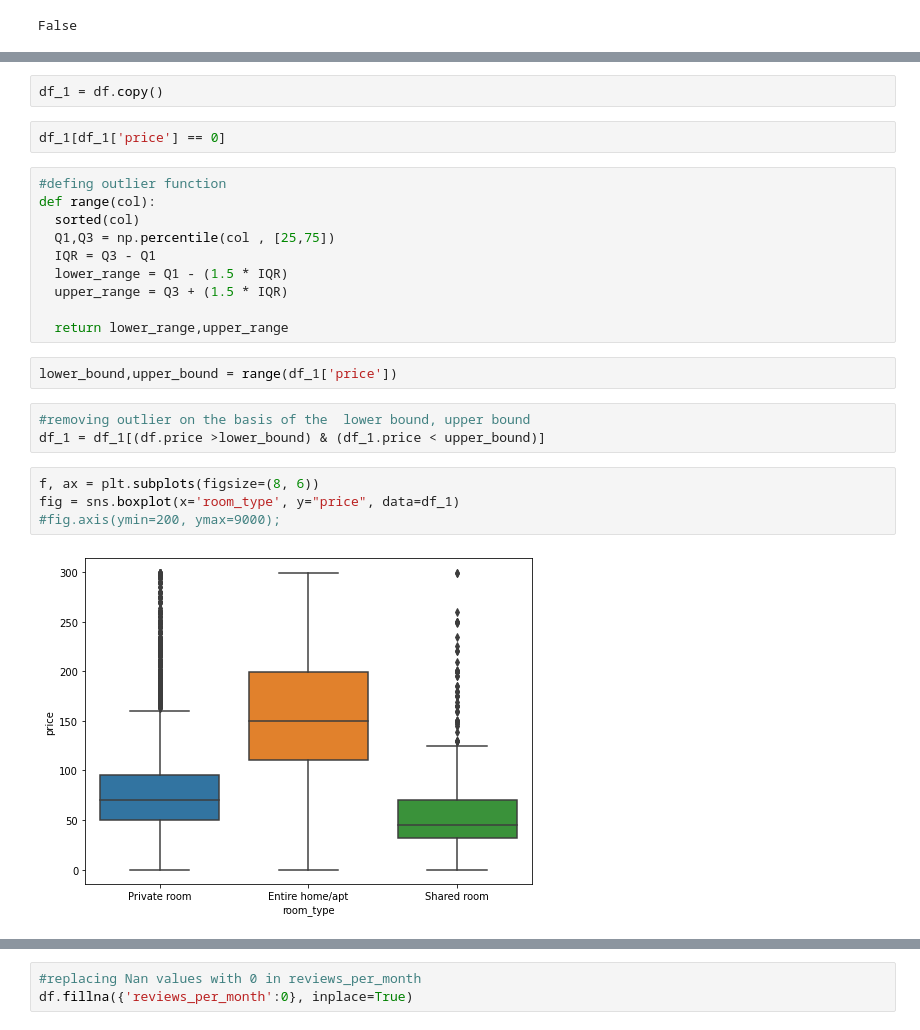
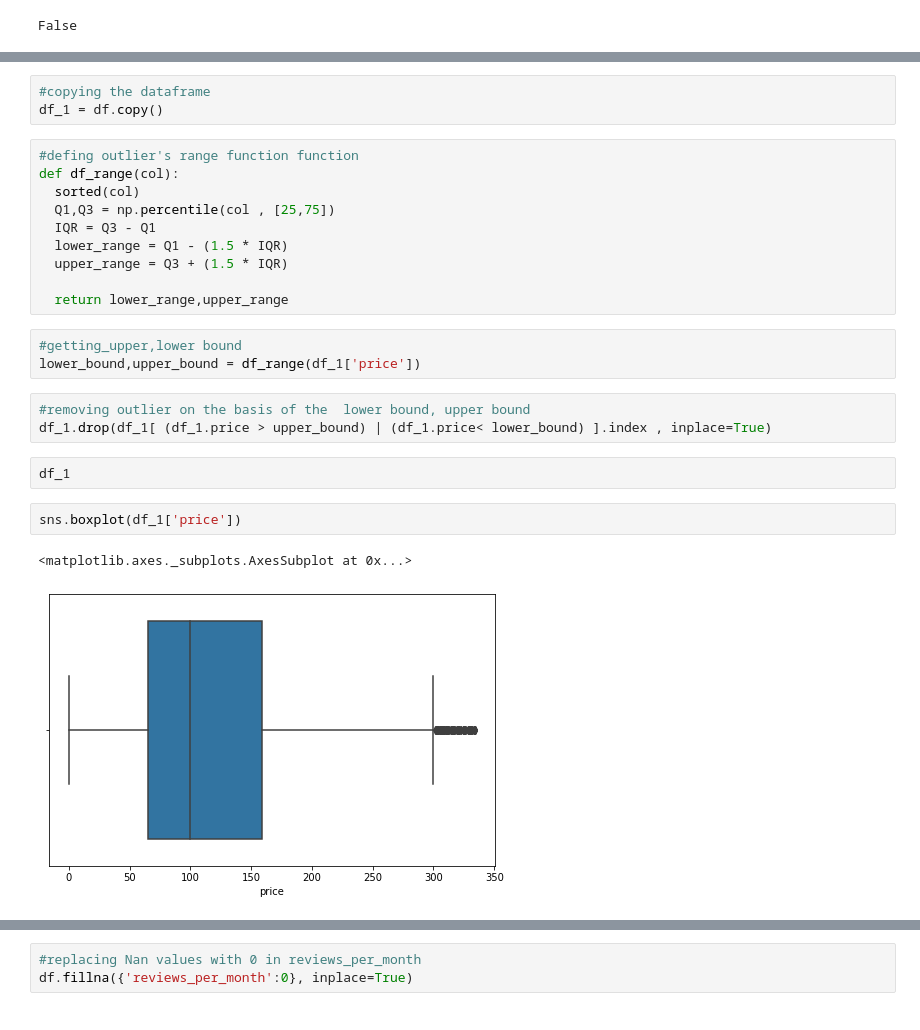
Before and after one commit to maxashoka3/Machine-learning, a Jupyter notebook: EDA.ipynb, the cells around one changed output, grey strips where cells are left out. Cells and saved outputs as stored; diff of their text form.

```diff
--- a/EDA.ipynb
+++ b/EDA.ipynb
@@ -265,26 +265,27 @@ False
+# %%
+#copying the dataframe
+df_1 = df.copy()
+# %%
+#defing outlier's range function function
+def df_range(col):
+  sorted(col)
+  Q1,Q3 = np.percentile(col , [25,75])
+  IQR = Q3 - Q1
+  lower_range = Q1 - (1.5 * IQR)
+  upper_range = Q3 + (1.5 * IQR)
+
+  return lower_range,upper_range
+# %%
+#getting_upper,lower bound
+lower_bound,upper_bound = df_range(df_1['price'])
+# %%
+#removing outlier on the basis of the  lower bound, upper bound
+df_1.drop(df_1[ (df_1.price > upper_bound) | (df_1.price< lower_bound) ].index , inplace=True)
 # %%
-df_1 = df.copy()
+df_1
 # %%
-df_1[df_1['price'] == 0]
+sns.boxplot(df_1['price'])
+# %% [output]
+<matplotlib.axes._subplots.AxesSubplot at 0x...>
+[figure, added]
-# %%
-#defing outlier function
-def range(col):
-  sorted(col)
-  Q1,Q3 = np.percentile(col , [25,75])
-  IQR = Q3 - Q1
-  lower_range = Q1 - (1.5 * IQR)
-  upper_range = Q3 + (1.5 * IQR)
-
-  return lower_range,upper_range
-# %%
-lower_bound,upper_bound = range(df_1['price'])
-# %%
-#removing outlier on the basis of the  lower bound, upper bound
-df_1 = df_1[(df.price >lower_bound) & (df_1.price < upper_bound)]
-# %%
-f, ax = plt.subplots(figsize=(8, 6))
-fig = sns.boxplot(x='room_type', y="price", data=df_1)
-#fig.axis(ymin=200, ymax=9000);
-# %% [output]
-[figure, removed]
 # %%
```
Also changed, not shown: parts of 128 cells of this notebook.
